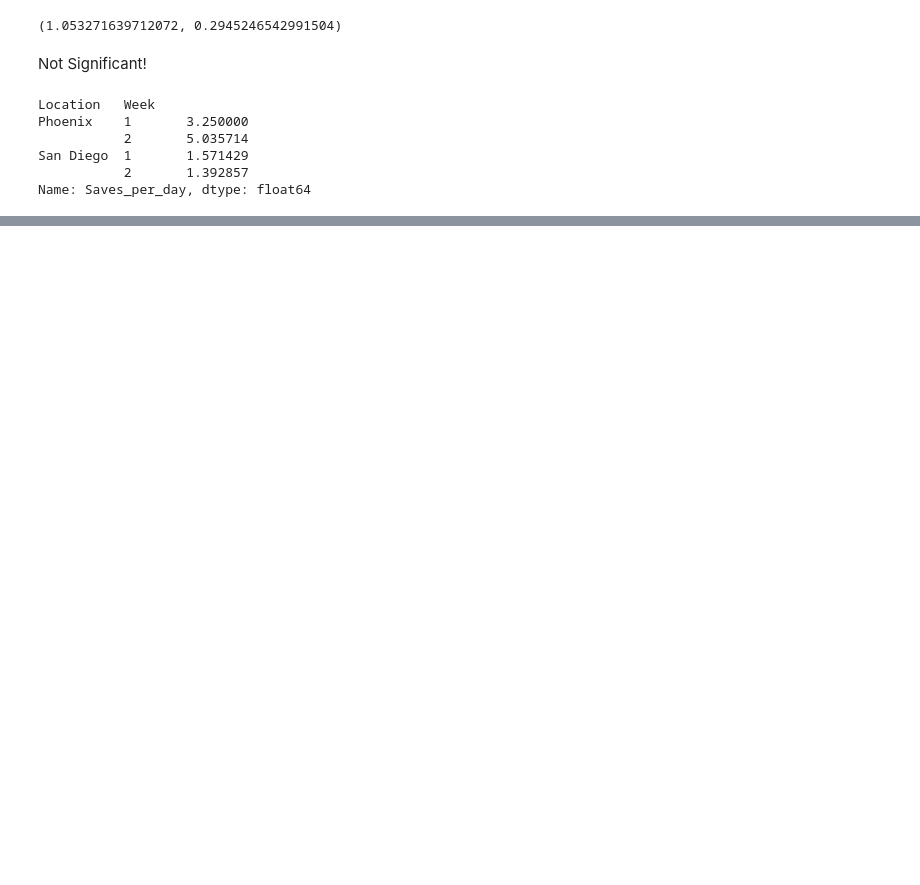
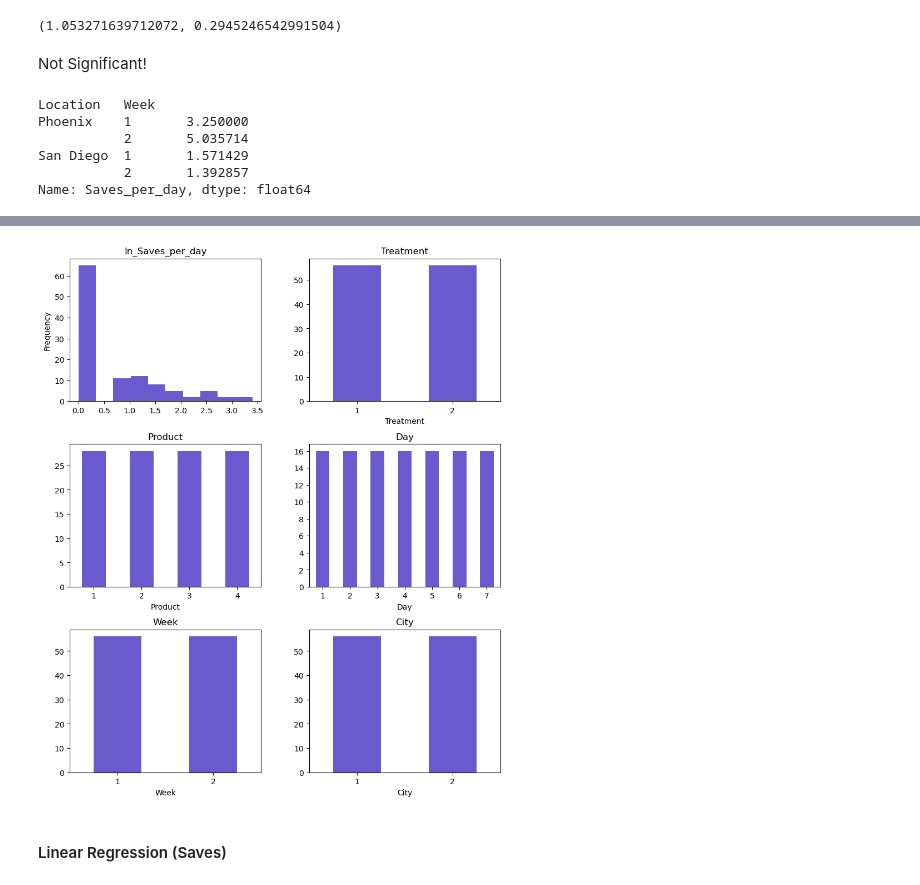
Before and after one commit to rsm-jeg031/AB-Testing-Facebook-Marketplace-Photos, a Jupyter notebook: pilot_data.ipynb, the cells around one changed output, grey strips where cells are left out. Cells and saved outputs as stored; diff of their text form; code cells hidden in the pictures; blank space fills up the shorter version.

```diff
--- a/pilot_data.ipynb
+++ b/pilot_data.ipynb
@@ -125,0 +252,15 @@ Name: Saves_per_day, dtype: float64
+# %%
+# Replace 0 in 'Clicks_per_day' with NaN temporarily for log calculation
+pilot_data['Saves_per_day_temp'] = pilot_data['Saves_per_day'].replace(0, np.nan)
+
+# Calculate the natural log of 'Clicks_per_day', log(0) will result in NaN
+pilot_data['ln_Saves_per_day'] = np.log(pilot_data['Saves_per_day_temp'])
+
+# Replace NaN back with 0 in 'ln_Clicks_per_day'
+pilot_data['ln_Saves_per_day'].fillna(0, inplace=True)
+
+# Drop the temporary column
+pilot_data.drop('Saves_per_day_temp', axis=1, inplace=True)
+# %%
+saves_reg = rsm.model.regress({"saves regression": pilot_data}, rvar = "ln_Saves_per_day", evar = ["Treatment", "Product", "Day", "Week", "City"])
+saves_reg.summary()
@@ -125,0 +285,6 @@ Name: Saves_per_day, dtype: float64
+# %%
+saves_reg.plot('distr')
+# %% [output]
+[figure, added]
+# %% [markdown]
+#### Linear Regression (Saves)
```
Also changed, not shown: parts of 19 cells of this notebook.
